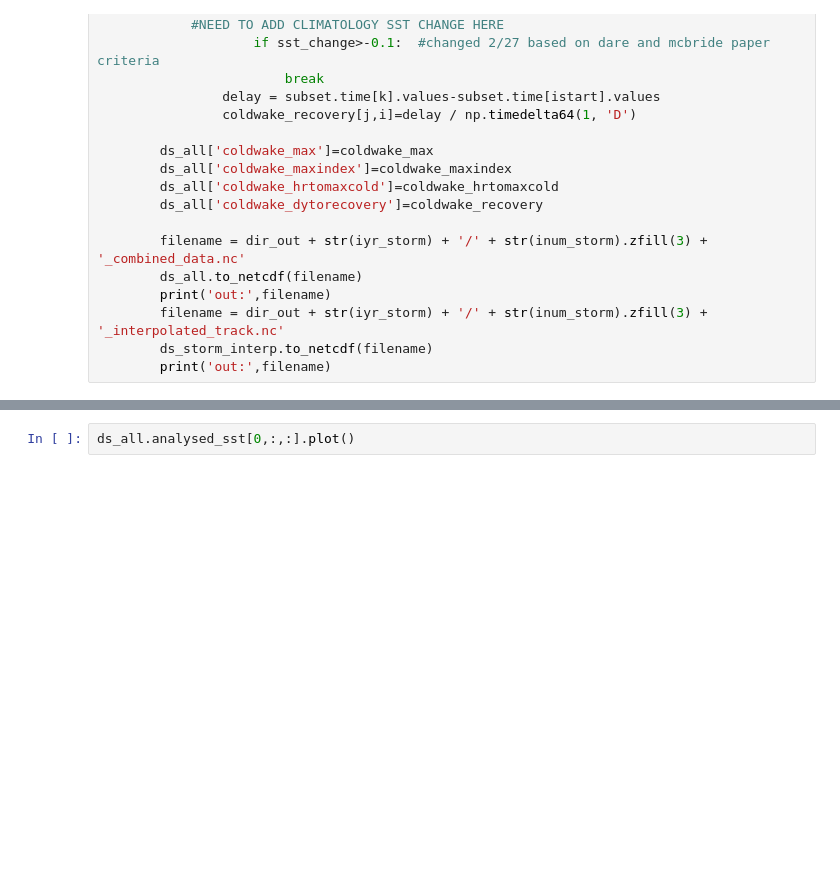
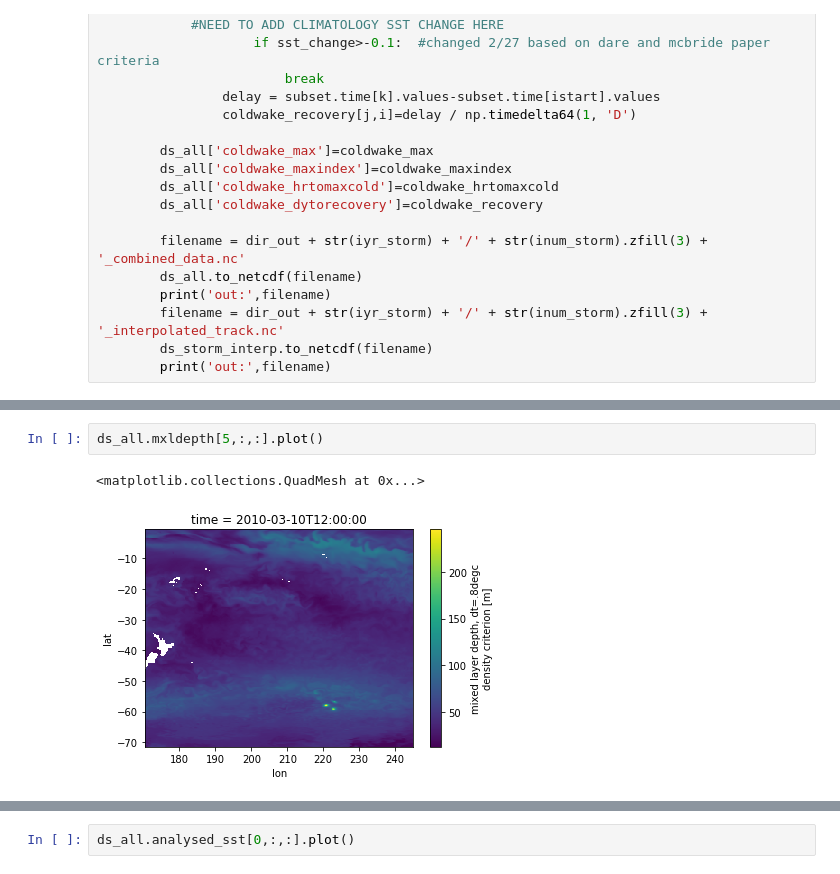
Before and after one commit to cgentemann/storm_heat_content, a Jupyter notebook: Collocate SST and other data with storm locations.ipynb, the cells around one changed output, grey strips where cells are left out. Saved outputs shown, nothing was run; the diff lists cells and outputs as text; blank space fills up the shorter version.

```diff
--- a/Collocate SST and other data with storm locations.ipynb
+++ b/Collocate SST and other data with storm locations.ipynb
@@ -439,2 +623,7 @@ for root, dirs, files in os.walk(dir_storm_info, topdown=False):
+# %%
+ds_all.mxldepth[5,:,:].plot()
+# %% [output]
+<matplotlib.collections.QuadMesh at 0x...>
+[figure, added]
 # %%
 ds_all.dbss_obml[0,:,:].plot()
```
Also changed, not shown: parts of 6 cells of this notebook, 2 other files.
